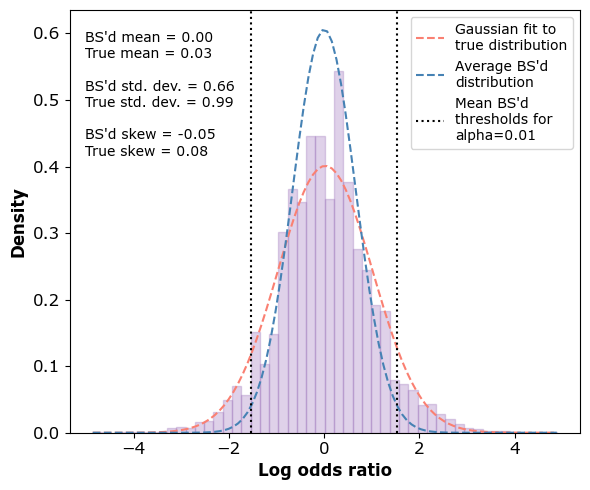
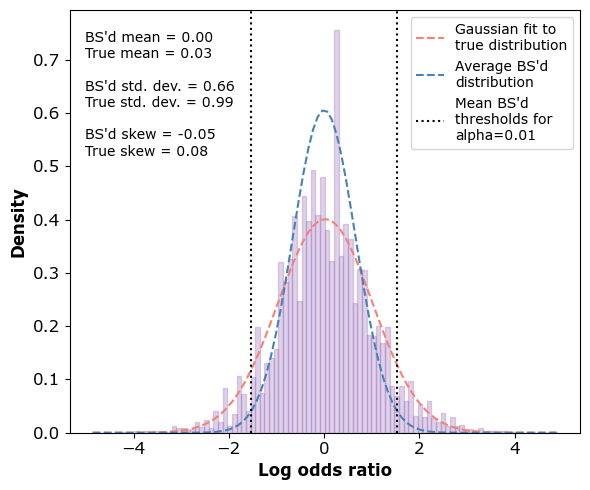
Code edit (unified diff) that turned the first committed figure into the second:
--- before
+++ after
@@ -9,3 +9,3 @@
 )
 
-plt.savefig(str(figure4 + "dup_50_98_bootstrap.png"), dpi=300, bbox_inches="tight", transparent=True)
+plt.savefig(str(figure5 + "dup_50_98_bootstrap.png"), dpi=300, bbox_inches="tight", transparent=True)

Commit: adding tables and stuff